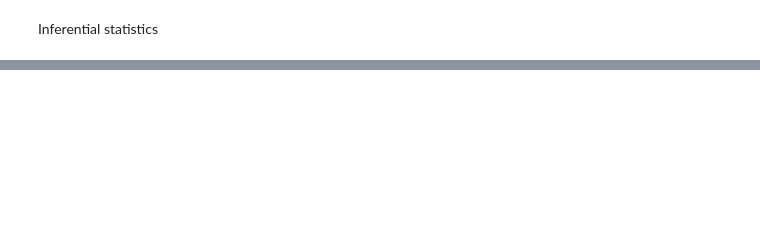
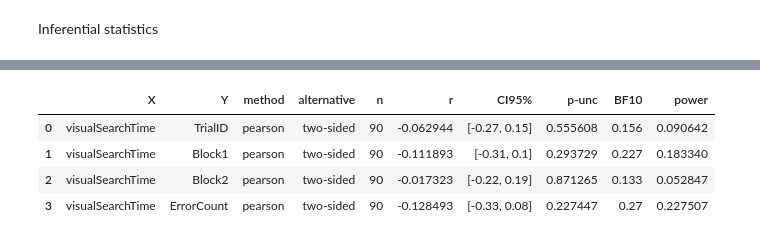
Before and after one commit to Compaagnie/ExperimentalDesign, a Jupyter notebook: Statistical_Analisys.ipynb, the cells around one changed output, grey strips where cells are left out. Saved outputs shown, nothing was run; the diff lists cells and outputs as text; code cells hidden in the pictures; blank space fills up the shorter version.

```diff
--- a/Statistical_Analisys.ipynb
+++ b/Statistical_Analisys.ipynb
@@ -200,3 +226,12 @@ correlation_table
+# %%
+correlation_table3 = pg.pairwise_corr(bothData, columns=['OC','visualSearchTime'])
+correlation_table3
+# %% [output]
+|  | X | Y | method | alternative | n | r | CI95% | p-unc | BF10 | power |
+| 0 | visualSearchTime | TrialID | pearson | two-sided | 90 | -0.062944 | [-0.27, 0.15] | 0.555608 | 0.156 | 0.090642 |
+| 1 | visualSearchTime | Block1 | pearson | two-sided | 90 | -0.111893 | [-0.31, 0.1] | 0.293729 | 0.227 | 0.183340 |
+| 2 | visualSearchTime | Block2 | pearson | two-sided | 90 | -0.017323 | [-0.22, 0.19] | 0.871265 | 0.133 | 0.052847 |
+| 3 | visualSearchTime | ErrorCount | pearson | two-sided | 90 | -0.128493 | [-0.33, 0.08] | 0.227447 | 0.27 | 0.227507 |
 # %%
 r2 = correlation_table['r'] * correlation_table['r']
 r2
```
Also changed, not shown: parts of 7 cells of this notebook.
